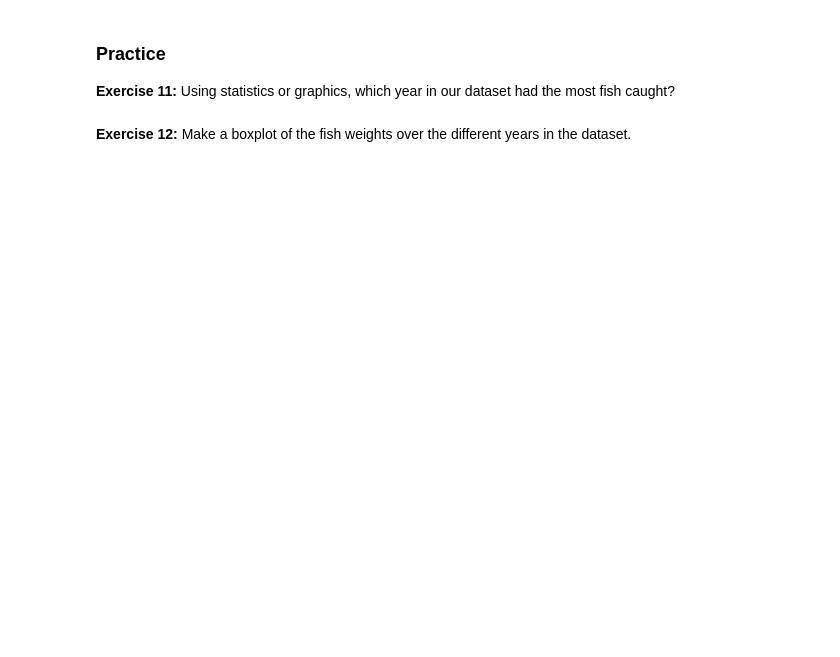
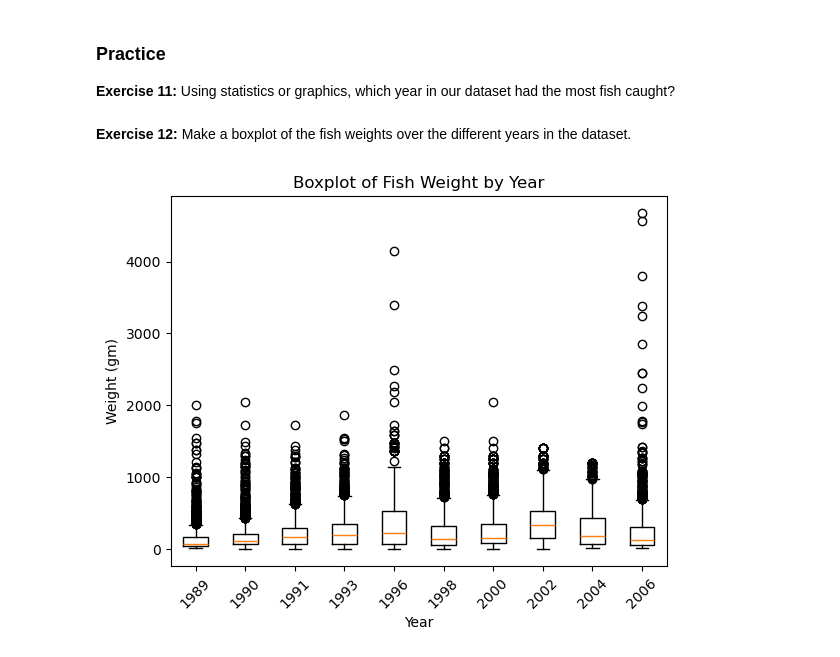
Before and after one commit to saramannheimer/data-science-r-workshops, a Jupyter notebook: Introduction to Python/AY 2024-2025/IntroPython.ipynb, the cells around one changed output. Cells and saved outputs as stored; diff of their text form; code cells hidden in the pictures; blank space fills up the shorter version.

```diff
--- a/Introduction to Python/AY 2024-2025/IntroPython.ipynb
+++ b/Introduction to Python/AY 2024-2025/IntroPython.ipynb
@@ -1047,6 +1370,19 @@ most fish caught?
 the dataset.
 # %%
 # Code for Exercise 12 goes here
+
+weight_data = [BlackfootFish_clean[BlackfootFish_clean['year'] == s]['weight']
+for s in BlackfootFish_clean['year'].unique()];
+
+fig, ax_box = plt.subplots()
+ax_box.boxplot(weight_data);
+ax_box.set_xticklabels(BlackfootFish_clean['year'].unique(), rotation=45);
+ax_box.set_xlabel('Year')
+ax_box.set_ylabel('Weight (gm)')
+ax_box.set_title('Boxplot of Fish Weight by Year')
+plt.show()
+# %% [output]
+[figure, added]
 # %% [markdown]
 ## Compiling
 
```
Also changed, not shown: parts of 54 cells of this notebook, 47 other files.
